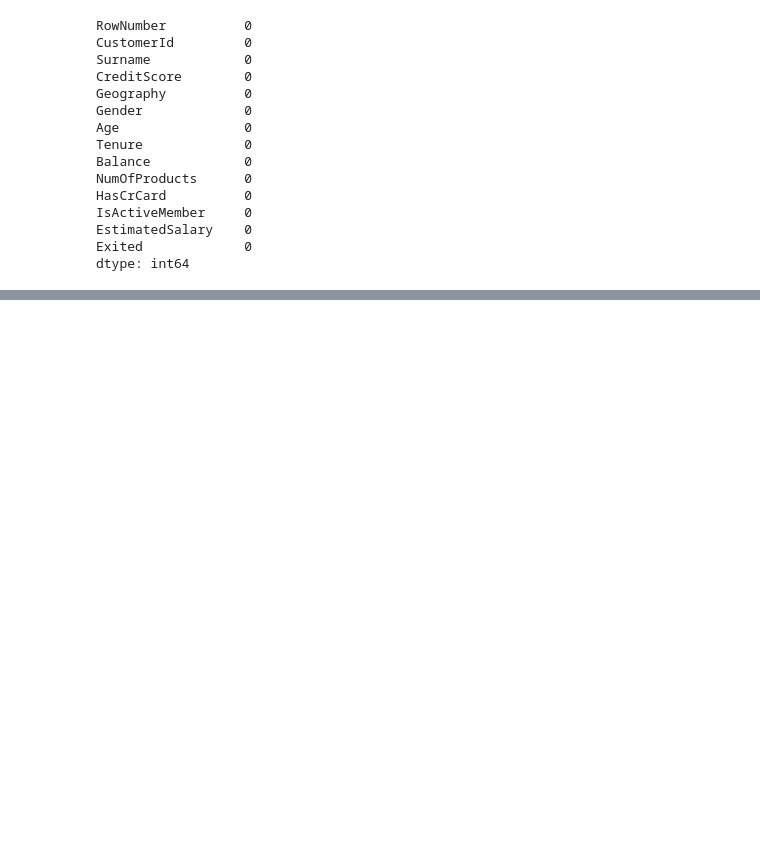
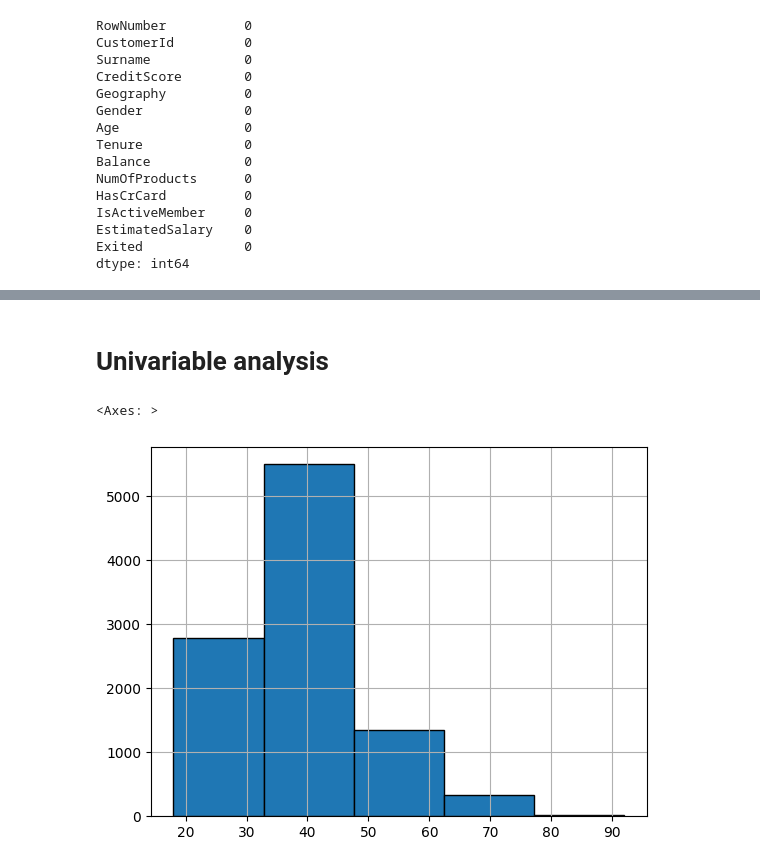
Before and after one commit to Mausam-tech/Banking_Churn_Predection, a Jupyter notebook: banking_churn.ipynb, the cells around one changed output, grey strips where cells are left out. Drawn from its saved outputs; the diff is of its cells as text; code cells hidden in the pictures; blank space fills up the shorter version.

Commit message:
univariable alanysis

```diff
--- a/banking_churn.ipynb
+++ b/banking_churn.ipynb
@@ -87,0 +138,7 @@ dtype: int64
+# %% [markdown]
+ # Univariable analysis
+# %%
+df['Age'].hist(bins=5, edgecolor='black')
+# %% [output]
+<Axes: >
+[figure, added]
```
Also changed, not shown: parts of 10 cells of this notebook.
